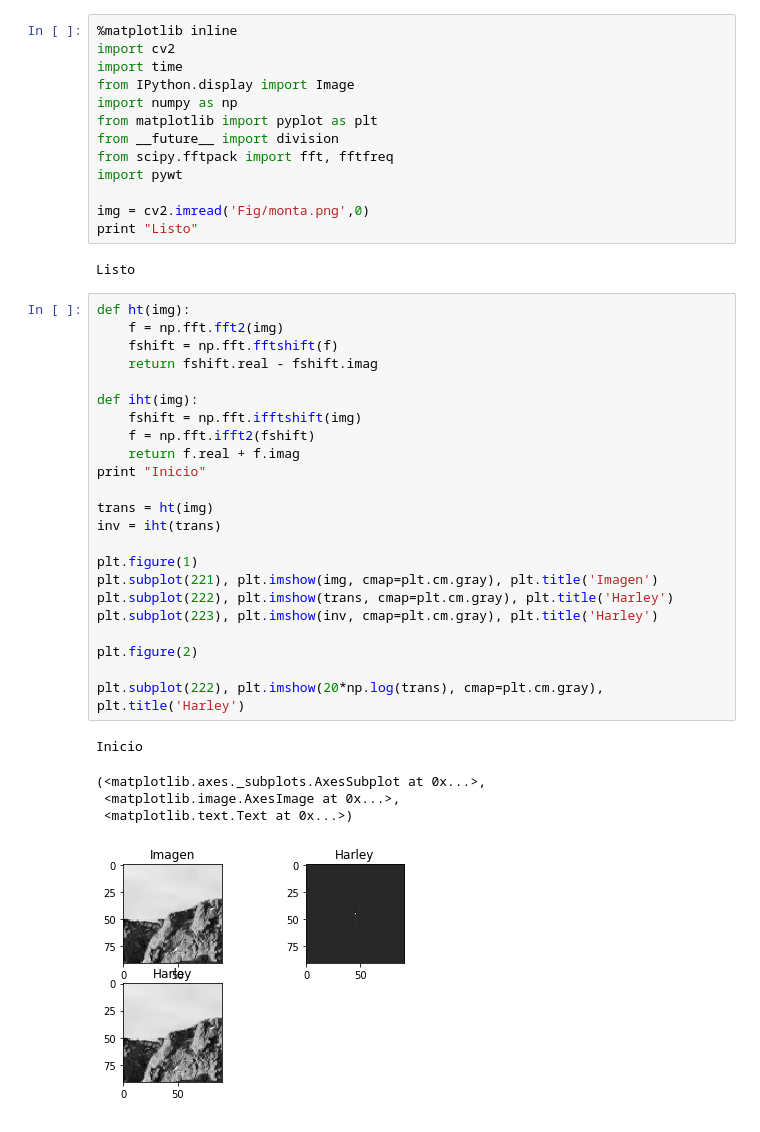
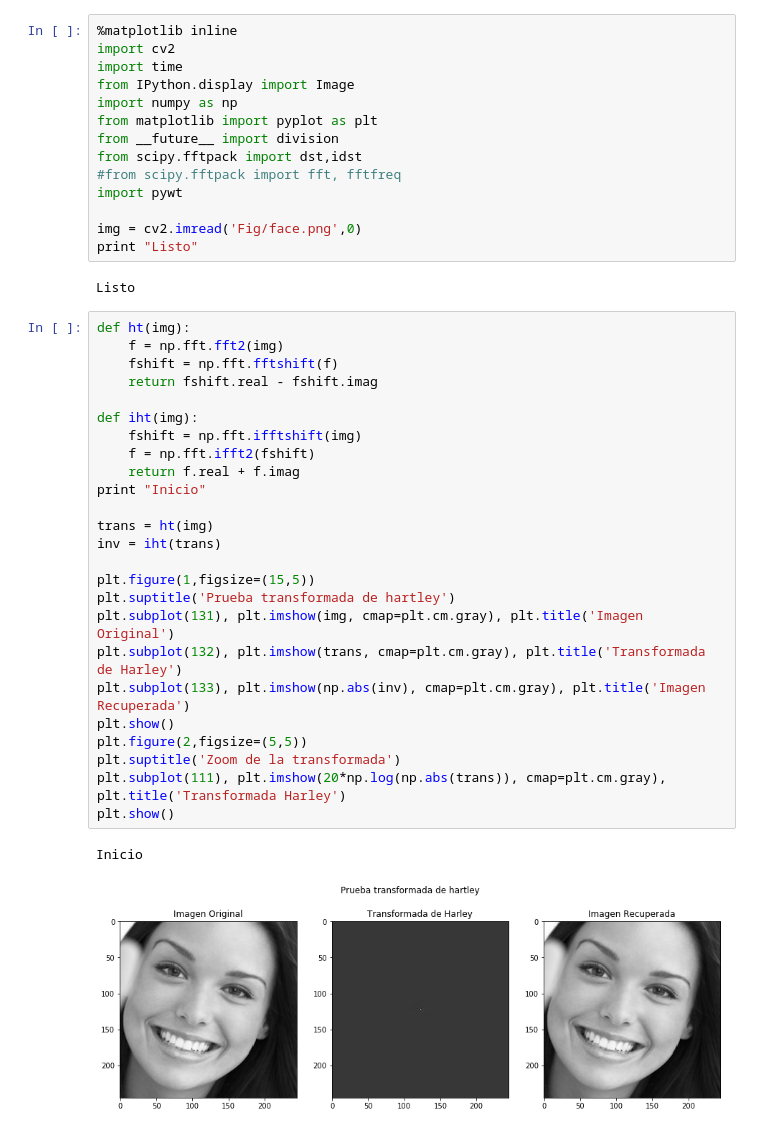
Before and after one commit to seradiazpin/MachineVisionUnal, a Jupyter notebook: Tarea2/Tarea2.ipynb, the cells around one changed output. Saved outputs shown, nothing was run; the diff lists cells and outputs as text.

```diff
--- a/Tarea2/Tarea2.ipynb
+++ b/Tarea2/Tarea2.ipynb
@@ -17,39 +21,39 @@ from IPython.display import Image
 import numpy as np
 from matplotlib import pyplot as plt
 from __future__ import division
-from scipy.fftpack import fft, fftfreq
+from scipy.fftpack import dst,idst
+#from scipy.fftpack import fft, fftfreq
 import pywt
 
-img = cv2.imread('Fig/monta.png',0)
+img = cv2.imread('Fig/face.png',0)
 print "Listo"
 # %% [output]
 Listo
 # %%
 def ht(img):
     f = np.fft.fft2(img)
     fshift = np.fft.fftshift(f)
     return fshift.real - fshift.imag
 
 def iht(img):
     fshift = np.fft.ifftshift(img)
     f = np.fft.ifft2(fshift)
     return f.real + f.imag
 print "Inicio"
 
 trans = ht(img)
 inv = iht(trans)
 
-plt.figure(1)
-plt.subplot(221), plt.imshow(img, cmap=plt.cm.gray), plt.title('Imagen')
-plt.subplot(222), plt.imshow(trans, cmap=plt.cm.gray), plt.title('Harley')
-plt.subplot(223), plt.imshow(inv, cmap=plt.cm.gray), plt.title('Harley')
-
-plt.figure(2)
-
-plt.subplot(222), plt.imshow(20*np.log(trans), cmap=plt.cm.gray), plt.title('Harley')
+plt.figure(1,figsize=(15,5))
+plt.suptitle('Prueba transformada de hartley')
+plt.subplot(131), plt.imshow(img, cmap=plt.cm.gray), plt.title('Imagen Original')
+plt.subplot(132), plt.imshow(trans, cmap=plt.cm.gray), plt.title('Transformada de Harley')
+plt.subplot(133), plt.imshow(np.abs(inv), cmap=plt.cm.gray), plt.title('Imagen Recuperada')
+plt.show()
+plt.figure(2,figsize=(5,5))
+plt.suptitle('Zoom de la transformada')
+plt.subplot(111), plt.imshow(20*np.log(np.abs(trans)), cmap=plt.cm.gray), plt.title('Transformada Harley')
+plt.show()
 # %% [output]
 Inicio
-(<matplotlib.axes._subplots.AxesSubplot at 0x...>,
- <matplotlib.image.AxesImage at 0x...>,
- <matplotlib.text.Text at 0x...>)
-[figure, old version]
+[figure, new version]
```
Also changed, not shown: parts of 12 cells of this notebook, 1 other file.
